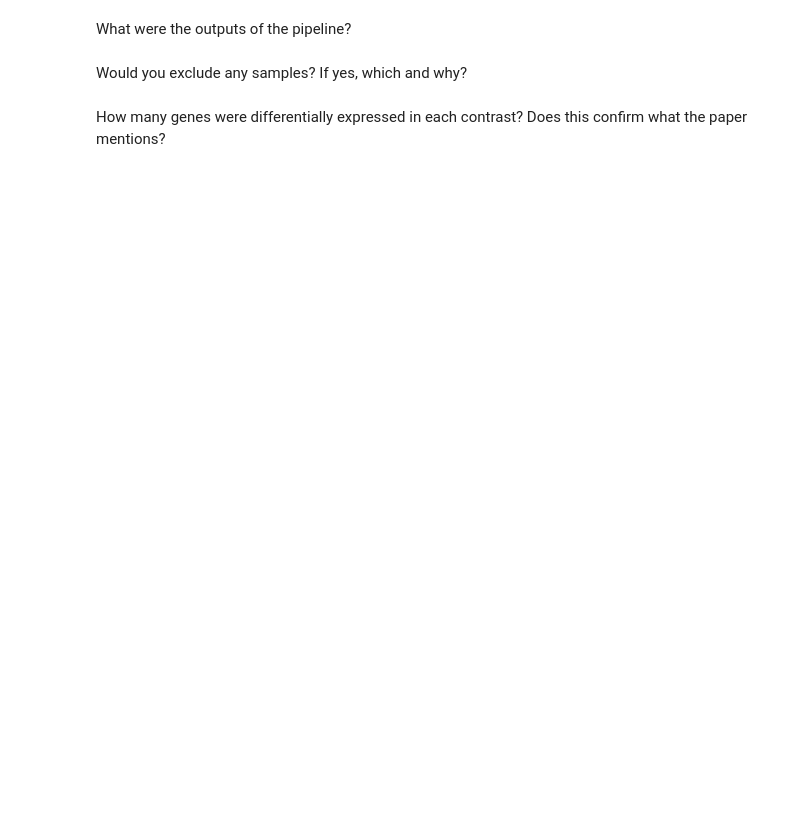
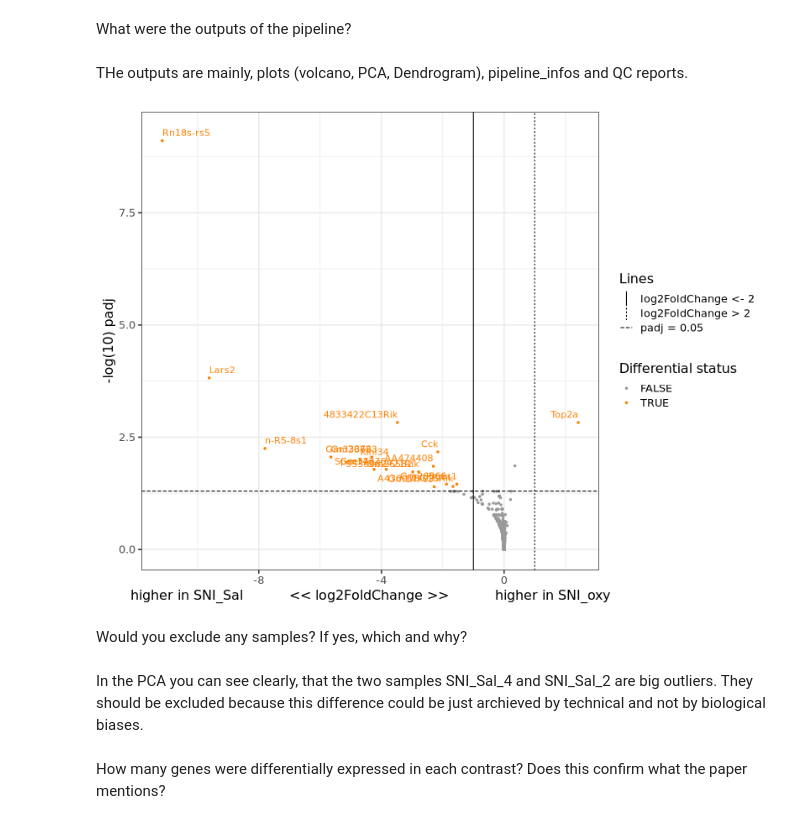
Before and after one commit to xXFloBaerXx/computational-workflows-2025, a Jupyter notebook: notebooks/day_03/day_03.ipynb, the cells around one changed output. Cells and saved outputs as stored; diff of their text form; code cells hidden in the pictures; blank space fills up the shorter version.

```diff
--- a/notebooks/day_03/day_03.ipynb
+++ b/notebooks/day_03/day_03.ipynb
@@ -20,4 +96,15 @@ What were the outputs of the pipeline?
+# %% [markdown]
+THe outputs are mainly, plots (volcano, PCA, Dendrogram), pipeline_infos and QC reports.
+# %%
+from IPython.display import Image, display
+
+# Example of one volcano plot
+display(Image(filename="./differentialabundance-out/plots/differential/condition_control_treated/png/volcano.png"))
+# %% [output]
+[figure, added]
 # %% [markdown]
 Would you exclude any samples? If yes, which and why?
+# %% [markdown]
+In the PCA you can see clearly, that the two samples SNI_Sal_4 and SNI_Sal_2 are big outliers. They should be excluded because this difference could be just archieved by technical and not by biological biases.
 # %% [markdown]
 How many genes were differentially expressed in each contrast? Does this confirm what the paper mentions?
```
Also changed, not shown: parts of 10 cells of this notebook, 16 other files.
